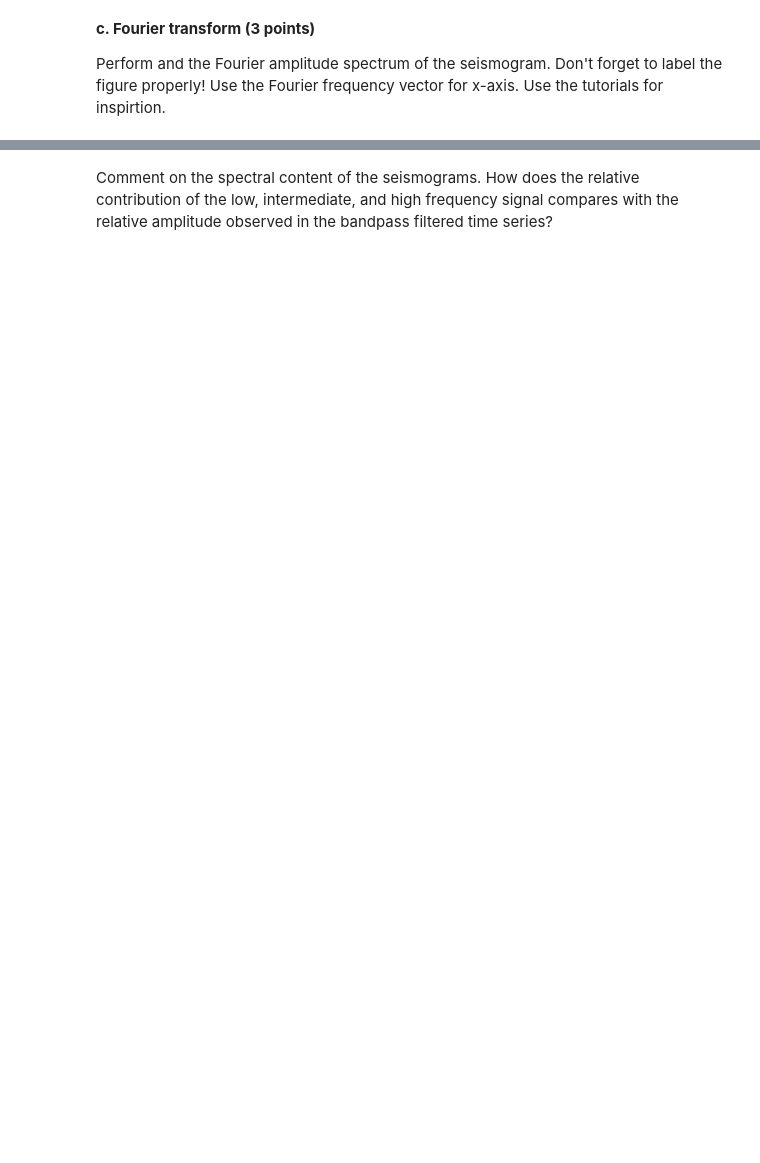
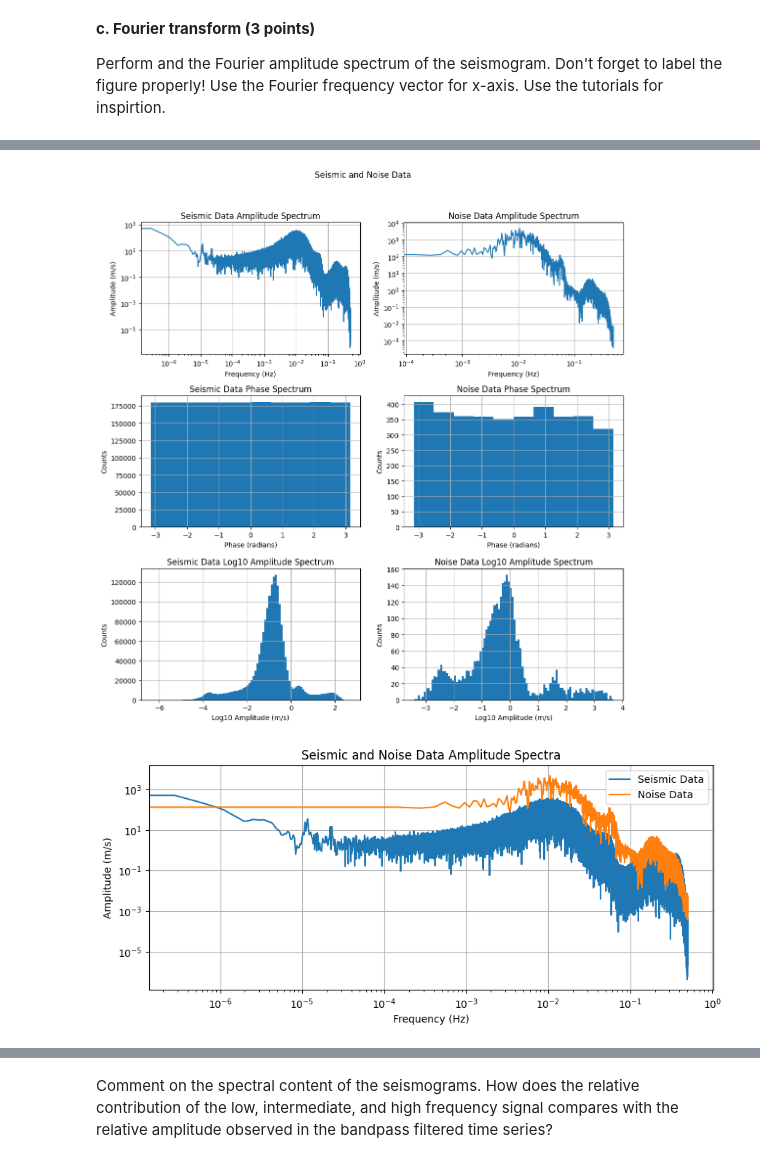
Before and after one commit to nicole-m-aikin/MLGeo23_NicoleAikin, a Jupyter notebook: HW3.ipynb, the cells around one changed output, grey strips where cells are left out. Saved outputs shown, nothing was run; the diff lists cells and outputs as text; code cells hidden in the pictures; blank space fills up the shorter version.

```diff
--- a/HW3.ipynb
+++ b/HW3.ipynb
@@ -131,0 +227,73 @@ plt.show()
+# %%
+# compute the Fourier transform of the seismic time series
+from scipy.fftpack import fft, ifft, fftfreq, next_fast_len
+npts = Z[0].stats.npts
+
+## FFT the signals
+# fill up until 2^N value to speed up the FFT
+Nfft = next_fast_len(int(Z[0].data.shape[0])) # this will be an even number
+# create the frequency vector
+freqVec = fftfreq(Nfft, d=Z[0].stats.delta)[:Nfft//2]
+# taper the data to enable periodicity
+Z.taper(max_percentage=0.05)
+# Fourier transform
+Zhat = fft(Z[0].data,n=Nfft)#/np.sqrt(Z[0].stats.npts)
+
+# compute the Fourier transform of the noise time series
+from scipy.fftpack import fft, ifft, fftfreq, next_fast_len
+npts1 = N[0].stats.npts
+## FFT the signals
+# fill up until 2^N value to speed up the FFT
+Nfft1 = next_fast_len(int(N[0].data.shape[0])) # this will be an even number
+freqVec1 = fftfreq(Nfft1, d=N[0].stats.delta)[:Nfft1//2]
+# taper the data to enable periodicity
+N.taper(max_percentage=0.05)
+# Fourier transform
+Nhat = fft(N[0].data,n=Nfft1)#/np.sqrt(Z[0].stats.npts)
+
+
+#Plot amplitude spectra, phase spectra, and histograms of log10 amplitude spectra for both seismic and noise data
+fig,ax=plt.subplots(3,2,figsize=(11,12))
+plt.suptitle('Seismic and Noise Data')
+# amplitude spectrum
+ax[0,0].plot(freqVec,np.abs(Zhat[:Nfft//2])/Nfft)
+ax[0,0].grid(True)
+ax[0,0].set_xscale('log');ax[0,0].set_yscale('log')
+ax[0,0].set_xlabel('Frequency (Hz)');ax[0,0].set_ylabel('Amplitude (m/s)')
+ax[0,0].set_title('Seismic Data Amplitude Spectrum')
+ax[0,1].plot(freqVec1,np.abs(Nhat[:Nfft1//2])/Nfft1)
+ax[0,1].grid(True)
+ax[0,1].set_xscale('log');ax[0,1].set_yscale('log')
+ax[0,1].set_xlabel('Frequency (Hz)');ax[0,1].set_ylabel('Amplitude (m/s)')
+ax[0,1].set_title('Noise Data Amplitude Spectrum')
+# histogram of the phase spectrum
+ax[1,0].hist(np.angle(Zhat[:Nfft//2]))
+ax[1,0].grid(True)
+ax[1,0].set_xlabel('Phase (radians)');ax[1,0].set_ylabel('Counts')
+ax[1,0].set_title('Seismic Data Phase Spectrum')
+ax[1,1].hist(np.angle(Nhat[:Nfft1//2]))
+ax[1,1].grid(True)
+ax[1,1].set_xlabel('Phase (radians)');ax[1,1].set_ylabel('Counts')
+ax[1,1].set_title('Noise Data Phase Spectrum')
+# histogram of the log10 of the amplitude spectrum
+ax[2,0].hist(np.log10(np.abs(Zhat[:Nfft//2])/Nfft),100);ax[2,0].grid(True)
+ax[2,0].set_xlabel('Log10 Amplitude (m/s)');ax[2,0].set_ylabel('Counts');
+ax[2,0].set_title('Seismic Data Log10 Amplitude Spectrum')
+ax[2,1].hist(np.log10(np.abs(Nhat[:Nfft1//2])/Nfft1),100);ax[2,1].grid(True)
+ax[2,1].set_xlabel('Log10 Amplitude (m/s)');ax[2,1].set_ylabel('Counts');
+ax[2,1].set_title('Noise Data Log10 Amplitude Spectrum')
+plt.tight_layout(rect=[0, 0.03, 1, 0.95])
+plt.show()
+
+# plot seismic and noise amplitudes on the same plot for comparison
+plt.figure(figsize=(10,4))
+plt.plot(freqVec,np.abs(Zhat[:Nfft//2])/Nfft,label='Seismic Data')
+plt.plot(freqVec1,np.abs(Nhat[:Nfft1//2])/Nfft1,label='Noise Data')
+plt.xscale('log');plt.yscale('log');
+plt.xlabel('Frequency (Hz)');plt.ylabel('Amplitude (m/s)');
+plt.title('Seismic and Noise Data Amplitude Spectra');
+plt.legend();plt.grid(True)
+plt.show()
+# %% [output]
+[figure, added]
+[figure, added]
```
Also changed, not shown: parts of 49 cells of this notebook.
